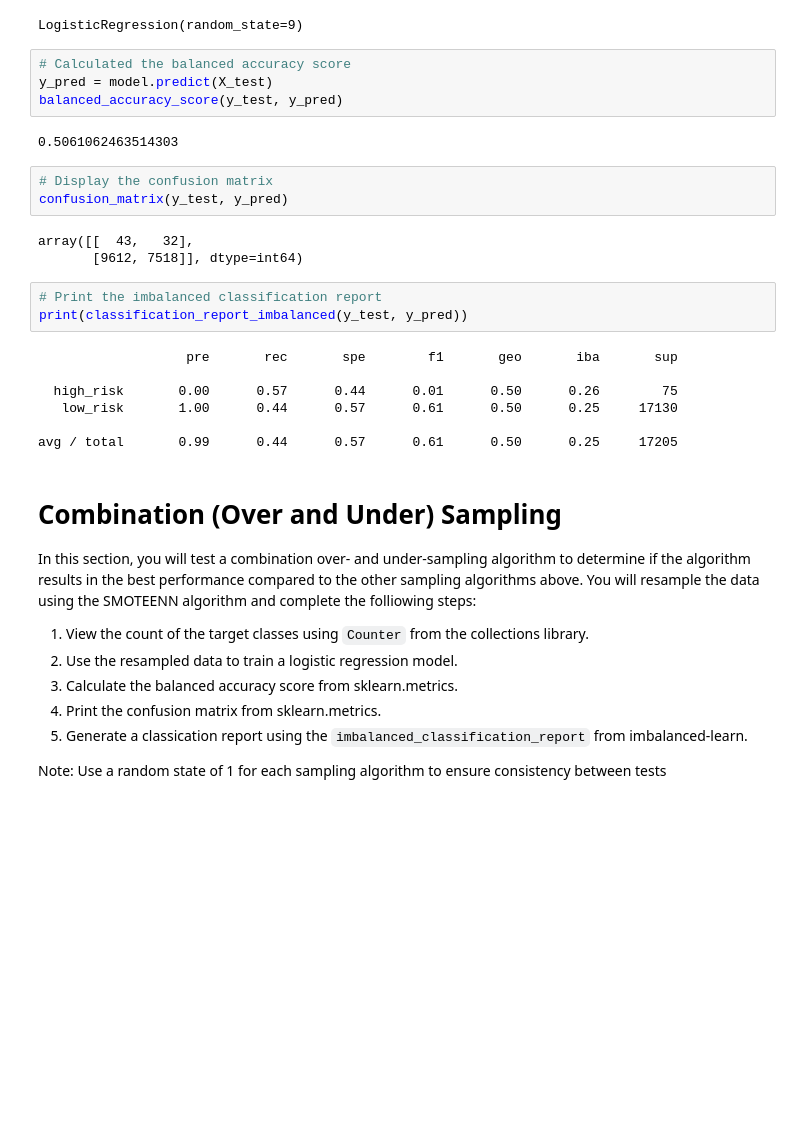
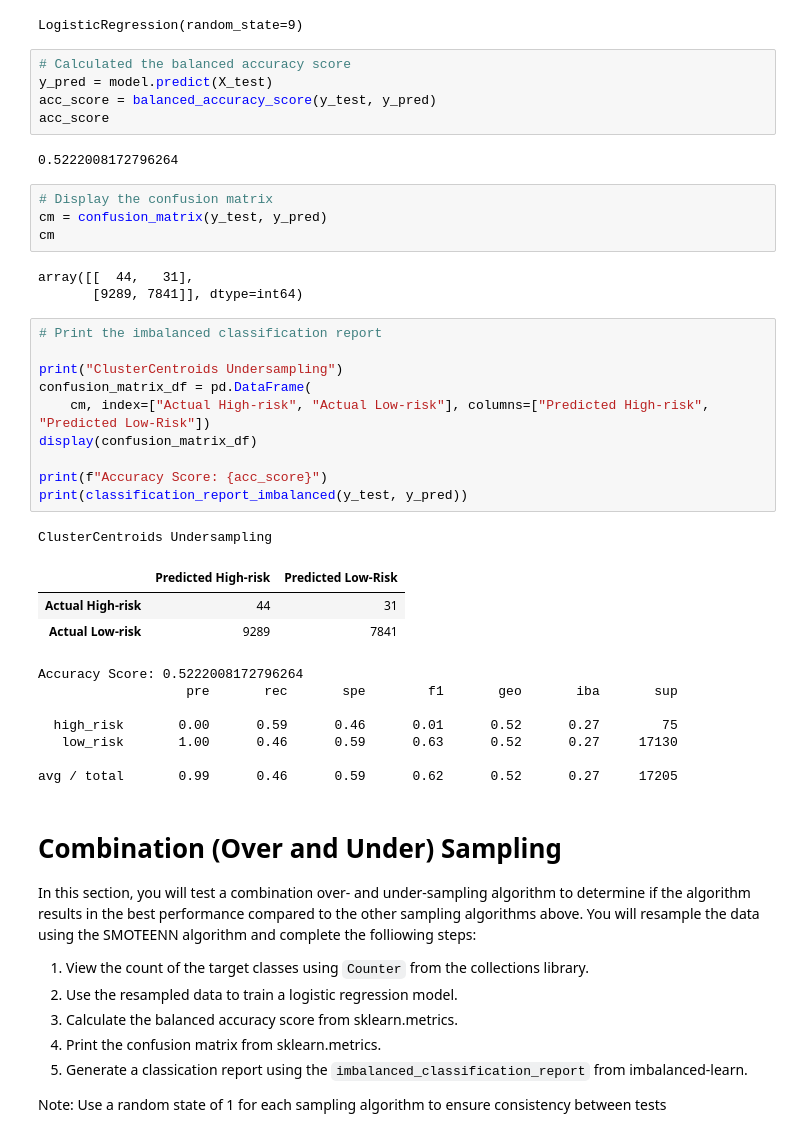
Before and after one commit to rptseng/Credit_Risk_Analysis, a Jupyter notebook: credit_risk_resampling.ipynb, the cells around one changed output. Drawn from its saved outputs; the diff is of its cells as text; blank space fills up the shorter version.

```diff
--- a/credit_risk_resampling.ipynb
+++ b/credit_risk_resampling.ipynb
@@ -238,25 +268,39 @@ LogisticRegression(random_state=9)
 # %%
 # Calculated the balanced accuracy score
 y_pred = model.predict(X_test)
-balanced_accuracy_score(y_test, y_pred)
+acc_score = balanced_accuracy_score(y_test, y_pred)
+acc_score
 # %% [output]
-0.5061062463514303
+0.5222008172796264
 # %%
 # Display the confusion matrix
-confusion_matrix(y_test, y_pred)
+cm = confusion_matrix(y_test, y_pred)
+cm
 # %% [output]
-array([[  43,   32],
-       [9612, 7518]], dtype=int64)
+array([[  44,   31],
+       [9289, 7841]], dtype=int64)
-# %%
-# Print the imbalanced classification report
-print(classification_report_imbalanced(y_test, y_pred))
-# %% [output]
-                   pre       rec       spe        f1       geo       iba       sup
-
-  high_risk       0.00      0.57      0.44      0.01      0.50      0.26        75
-   low_risk       1.00      0.44      0.57      0.61      0.50      0.25     17130
-
-avg / total       0.99      0.44      0.57      0.61      0.50      0.25     17205
+# %%
+# Print the imbalanced classification report
+
+print("ClusterCentroids Undersampling")
+confusion_matrix_df = pd.DataFrame(
+    cm, index=["Actual High-risk", "Actual Low-risk"], columns=["Predicted High-risk", "Predicted Low-Risk"])
+display(confusion_matrix_df)
+
+print(f"Accuracy Score: {acc_score}")
+print(classification_report_imbalanced(y_test, y_pred))
+# %% [output]
+ClusterCentroids Undersampling
+|  | Predicted High-risk | Predicted Low-Risk |
+| Actual High-risk | 44 | 31 |
+| Actual Low-risk | 9289 | 7841 |
+Accuracy Score: 0.5222008172796264
+                   pre       rec       spe        f1       geo       iba       sup
+
+  high_risk       0.00      0.59      0.46      0.01      0.52      0.27        75
+   low_risk       1.00      0.46      0.59      0.63      0.52      0.27     17130
+
+avg / total       0.99      0.46      0.59      0.62      0.52      0.27     17205
 # %% [markdown]
 # Combination (Over and Under) Sampling
 
```
Also changed, not shown: parts of 11 cells of this notebook.
